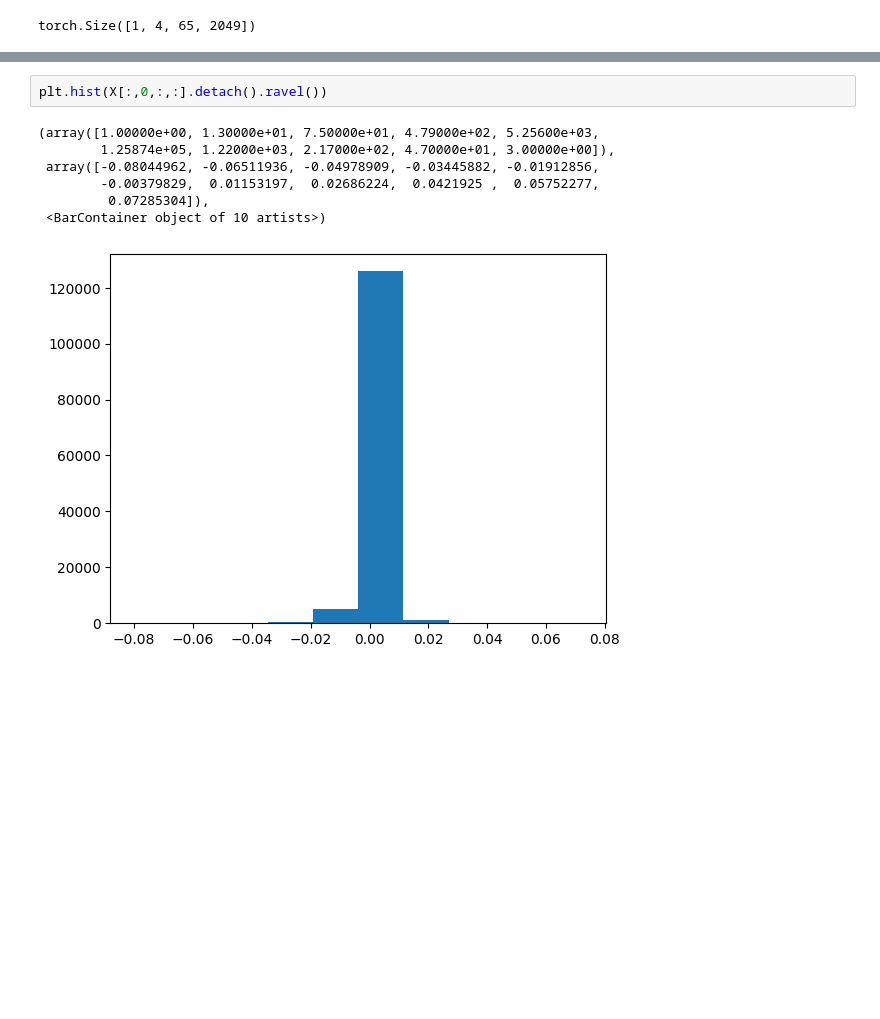
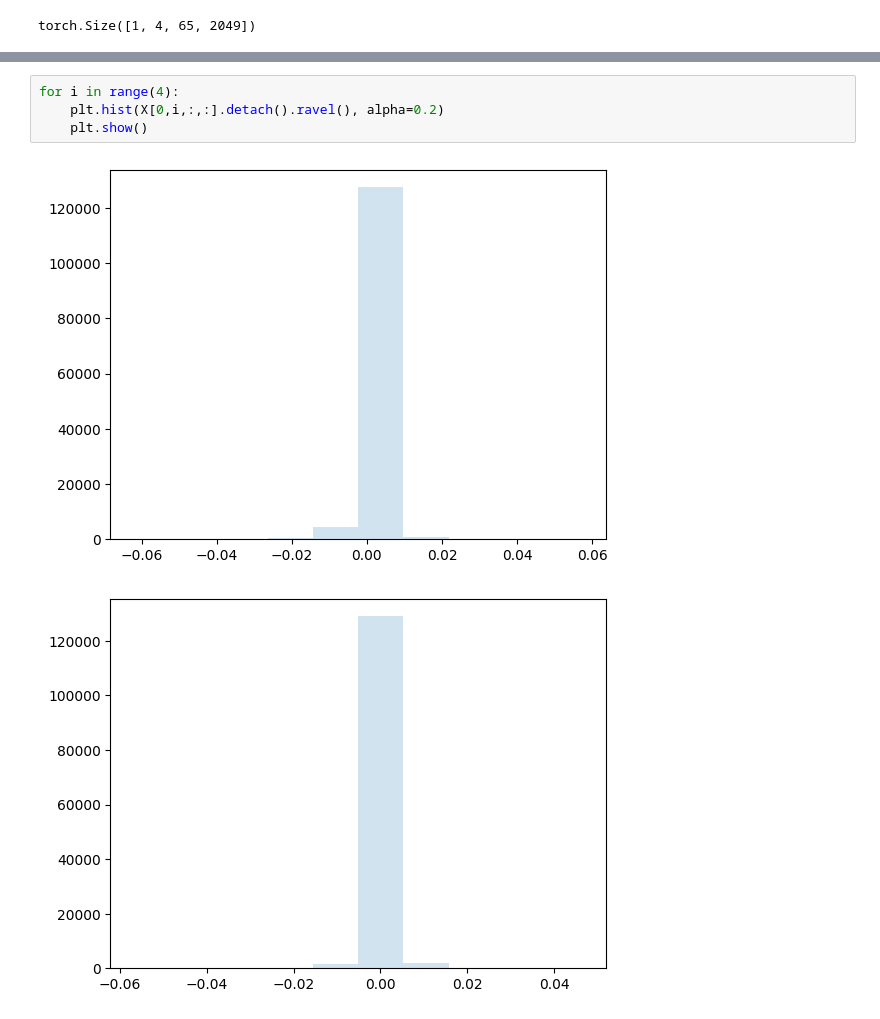
Before and after one commit to kieran-grant/Level5ProjectAudioVAE, a Jupyter notebook: src/notebooks/style_transfer_vae_reconstructions.ipynb, the cells around one changed output, grey strips where cells are left out. Saved outputs shown, nothing was run; the diff lists cells and outputs as text; blank space fills up the shorter version.

```diff
--- a/src/notebooks/style_transfer_vae_reconstructions.ipynb
+++ b/src/notebooks/style_transfer_vae_reconstructions.ipynb
@@ -103,10 +133,7 @@ plt.savefig("./figures/spectrogram_reconstruction_lo_kld.png")
-# %%
-plt.hist(X[:,0,:,:].detach().ravel())
-# %% [output]
-(array([1.00000e+00, 1.30000e+01, 7.50000e+01, 4.79000e+02, 5.25600e+03,
-        1.25874e+05, 1.22000e+03, 2.17000e+02, 4.70000e+01, 3.00000e+00]),
- array([-0.08044962, -0.06511936, -0.04978909, -0.03445882, -0.01912856,
-        -0.00379829,  0.01153197,  0.02686224,  0.0421925 ,  0.05752277,
-         0.07285304]),
- <BarContainer object of 10 artists>)
-[figure, removed]
+# %%
+for i in range(4):
+    plt.hist(X[0,i,:,:].detach().ravel(), alpha=0.2)
+    plt.show()
+# %% [output]
+[figure, added]
+[figure, added]
```
Also changed, not shown: parts of 6 cells of this notebook, 5 other files.
